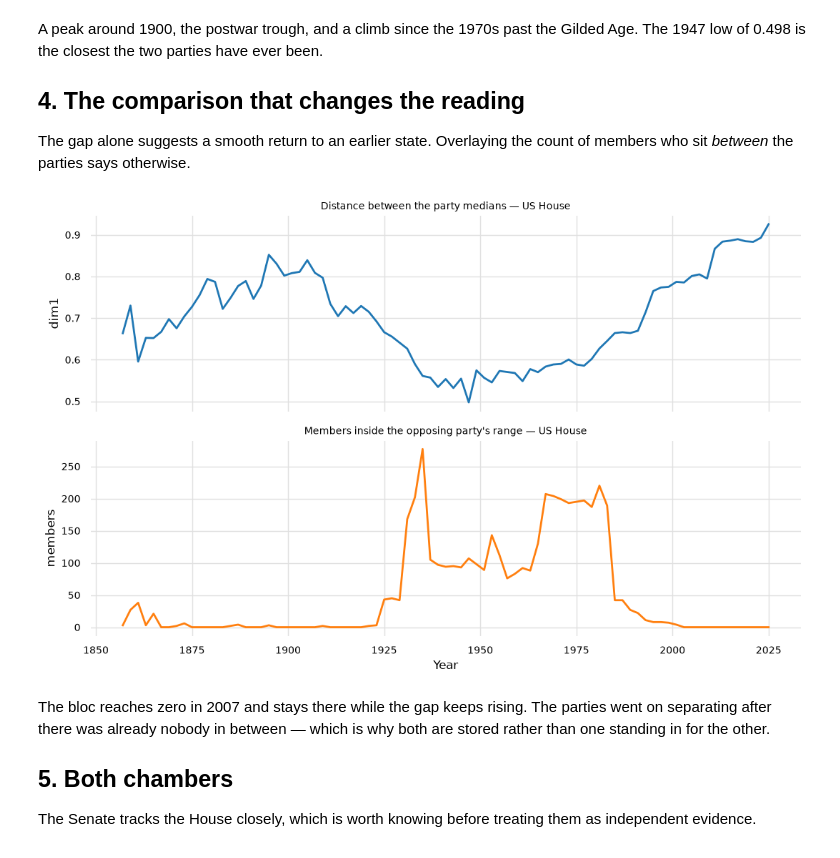
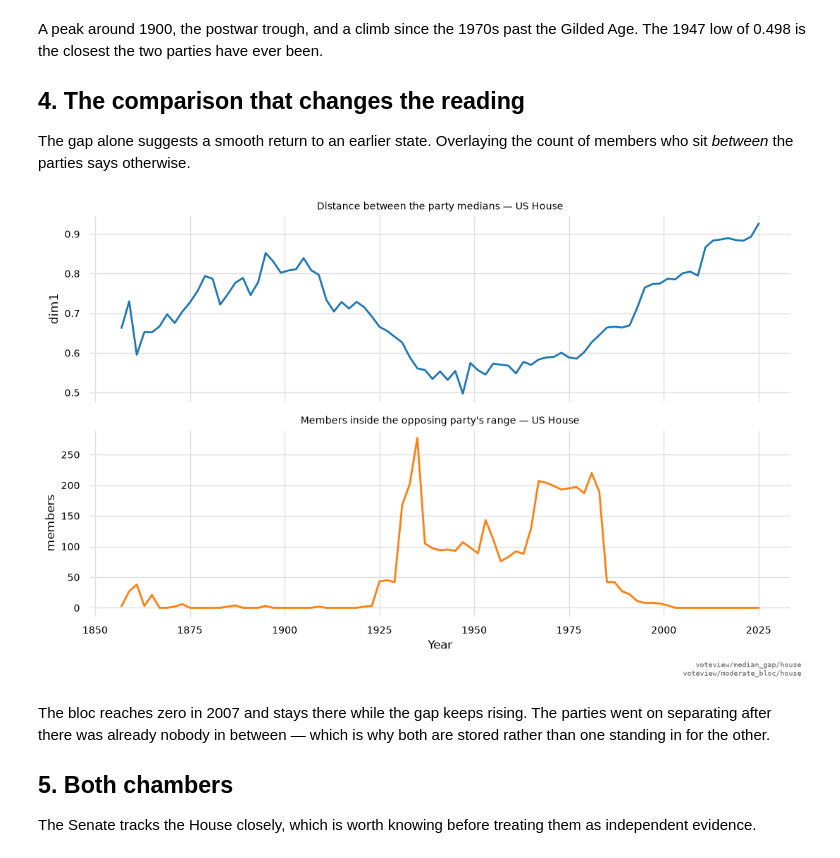
Before and after one commit to glyfish/meida, a Jupyter notebook: notebooks/voteview/walkthrough.ipynb, the cells around one changed output. Cells and saved outputs as stored; diff of their text form; code cells hidden in the pictures.

```diff
--- a/notebooks/voteview/walkthrough.ipynb
+++ b/notebooks/voteview/walkthrough.ipynb
@@ -92,16 +93,17 @@ count of members who sit *between* the parties says otherwise.
 # %%
 bloc = await get_series("voteview/moderate_bloc/house")
 
 figure, (top, bottom) = pyplot.subplots(2, 1, figsize=(11, 7), sharex=True)
 for axis, record, colour in ((top, series, "tab:blue"), (bottom, bloc, "tab:orange")):
     years, values = to_arrays(record)          # (years, values) -- x then y
     axis.plot(years, values, lw=2, color=colour)
     axis.set_ylabel(record["units"])
     axis.set_title(record["title"], fontsize=10)
 bottom.set_xlabel("Year")
 figure.tight_layout()
+stamp_source(series, bloc, figure=figure)
 # %% [output]
-[figure, old version]
+[figure, new version]
 # %% [markdown]
 The bloc reaches zero in 2007 and stays there while the gap keeps rising. The
 parties went on separating after there was already nobody in between — which
```
Also changed, not shown: parts of 5 cells of this notebook, 10 other files.
